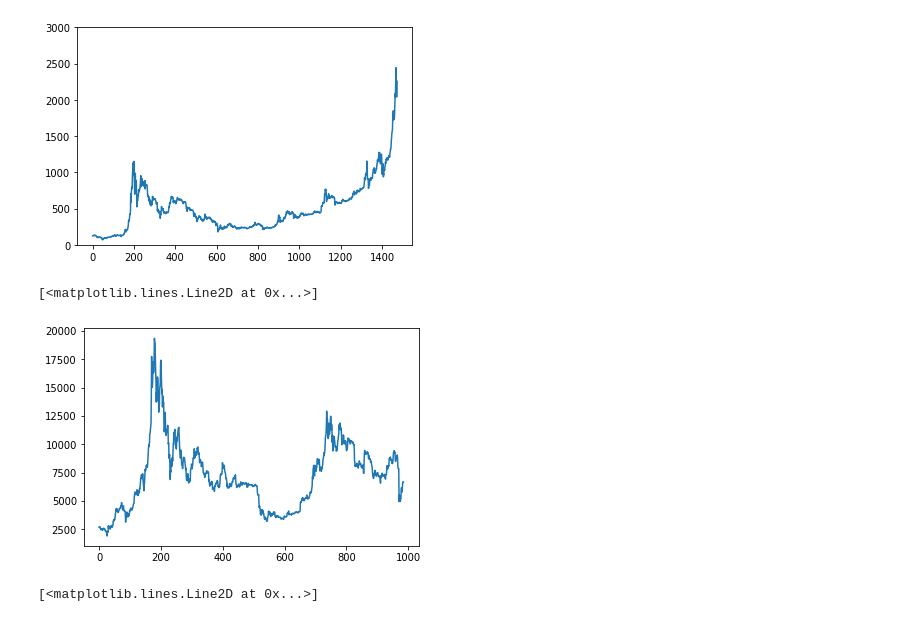
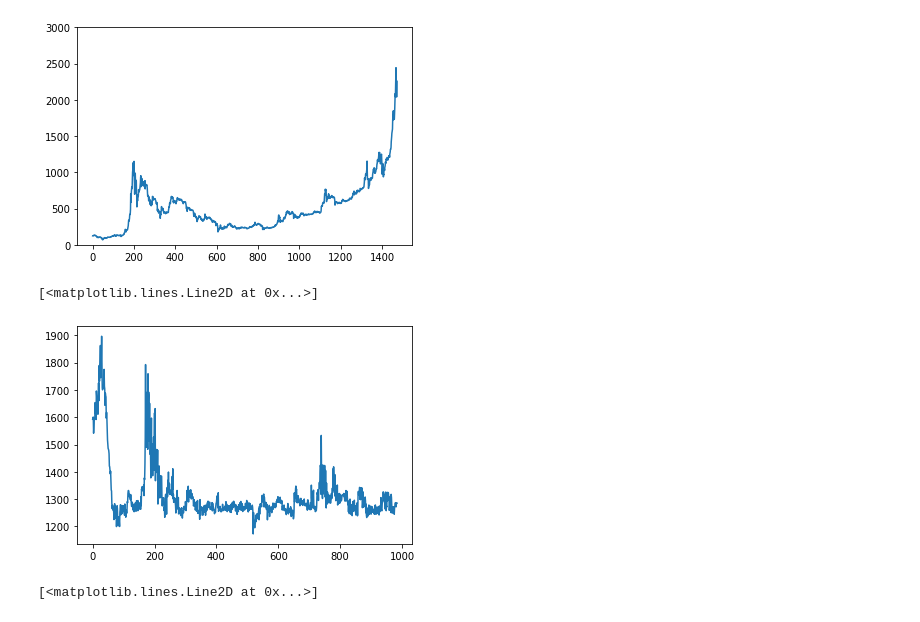
Before and after one commit to jlee118/VAECJ, a Jupyter notebook: VRNNGAN_Bitcoin.ipynb, the cells around one changed output. Saved outputs shown, nothing was run; the diff lists cells and outputs as text; code cells hidden in the pictures.

```diff
--- a/VRNNGAN_Bitcoin.ipynb
+++ b/VRNNGAN_Bitcoin.ipynb
@@ -28,11 +32,14 @@ Y_test = np.asarray([test[i:i+window] for i in range(len(test)-window)])[:,:,np.
 # %%
 from vrnngan import VRNNGRUGAN
 from tensorflow import keras
+import tensorflow as tf
+
+tf.keras.backend.clear_session()
 
 timesteps = X_train.shape[1]
 feature_space = X_train.shape[2]
-latent_dim = 128
+latent_dim = 64
 model = VRNNGRUGAN(feature_space, latent_dim, timesteps)
 model.compile(keras.optimizers.Adam(lr=0.0001), keras.optimizers.Adam(lr=0.000001))
-model.fit(X_train, Y_train, batch_size= 16, epochs=1)
+model.fit(X_train, X_train, batch_size= 16, epochs=100)
 # %% [output]
@@ -67,0 +65,9 @@ array([[2407.88],
+# %%
+from vrnngan import VRNNGRUGAN
+from tensorflow import keras
+import os
+timesteps = X_train.shape[1]
+feature_space = X_train.shape[2]
+latent_dim = 128
+model =  VRNNGRUGAN(feature_space, latent_dim, timesteps)
+model.load_weights('vrnngan_bitcoin_weird/vrnngan_bitcoin_weird')
@@ -93,16 +112,16 @@ plt.ylim([0,3000])
 import tensorflow as tf
 tf.keras.backend.clear_session()
 # %%
-outputs, z, q_mu, p_mu, q_logvar, p_logvar = model.predict(X_test)
+outputs, z, q_mu, p_mu, q_logvar, p_logvar, output_mean, output_logvar = model.predict(X_test)
 # %%
 import matplotlib.pyplot as plt
-plt.plot(outputs[:,-1,:], label='predicted')
+plt.plot(output_mean[:,-1,:], label='predicted')
 # plt.plot(Y_test[:-1,-1,:], label='truth')
 # plt.legend()
 # plt.show()
 # %% [output]
 [<matplotlib.lines.Line2D at 0x...>]
-[figure, old version]
+[figure, new version]
 # %%
 plt.plot(Y_test[:,0,:])
 # %% [output]
```
Also changed, not shown: parts of 8 cells of this notebook, 17 other files.
